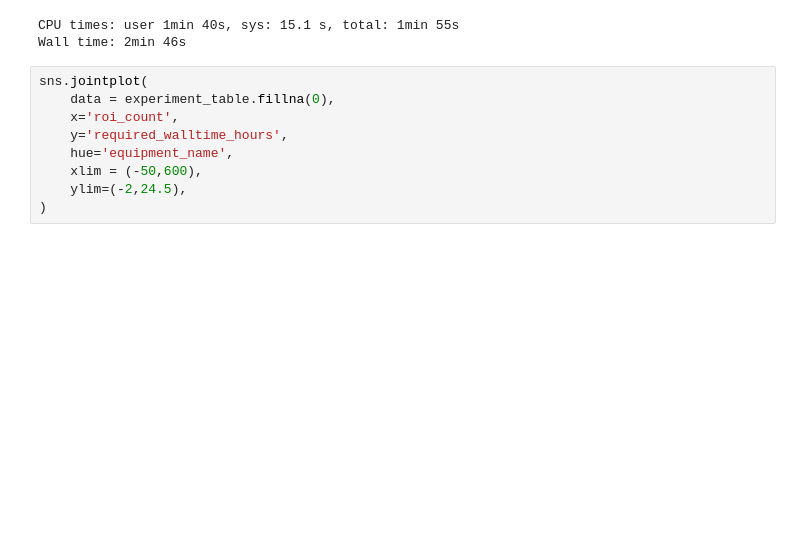
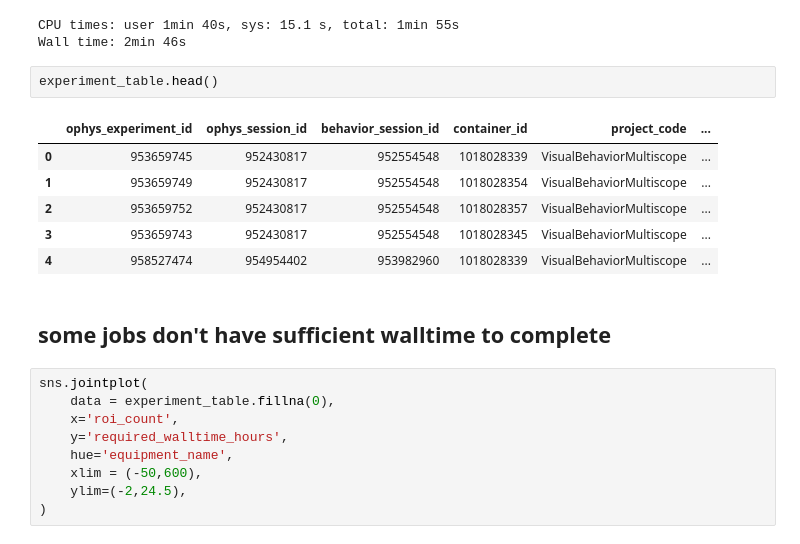
Before and after one commit to AllenInstitute/visual_behavior_glm, a Jupyter notebook: notebooks/2020.09.28_quantify_cluster_performance.ipynb, the cells around one changed output. Cells and saved outputs as stored; diff of their text form; blank space fills up the shorter version.

```diff
--- a/notebooks/2020.09.28_quantify_cluster_performance.ipynb
+++ b/notebooks/2020.09.28_quantify_cluster_performance.ipynb
@@ -26,6 +26,17 @@ experiment_table = gat.get_experiment_table(glm_version=glm_version)
 # %% [output]
 CPU times: user 1min 40s, sys: 15.1 s, total: 1min 55s
 Wall time: 2min 46s
+# %%
+experiment_table.head()
+# %% [output]
+|  | ophys_experiment_id | ophys_session_id | behavior_session_id | container_id | project_code | ... |
+| 0 | 953659745 | 952430817 | 952554548 | 1018028339 | VisualBehaviorMultiscope | ... |
+| 1 | 953659749 | 952430817 | 952554548 | 1018028354 | VisualBehaviorMultiscope | ... |
+| 2 | 953659752 | 952430817 | 952554548 | 1018028357 | VisualBehaviorMultiscope | ... |
+| 3 | 953659743 | 952430817 | 952554548 | 1018028345 | VisualBehaviorMultiscope | ... |
+| 4 | 958527474 | 954954402 | 953982960 | 1018028339 | VisualBehaviorMultiscope | ... |
+# %% [markdown]
+## some jobs don't have sufficient walltime to complete
 # %%
 sns.jointplot(
     data = experiment_table.fillna(0),
```
Also changed, not shown: parts of 3 cells of this notebook.
